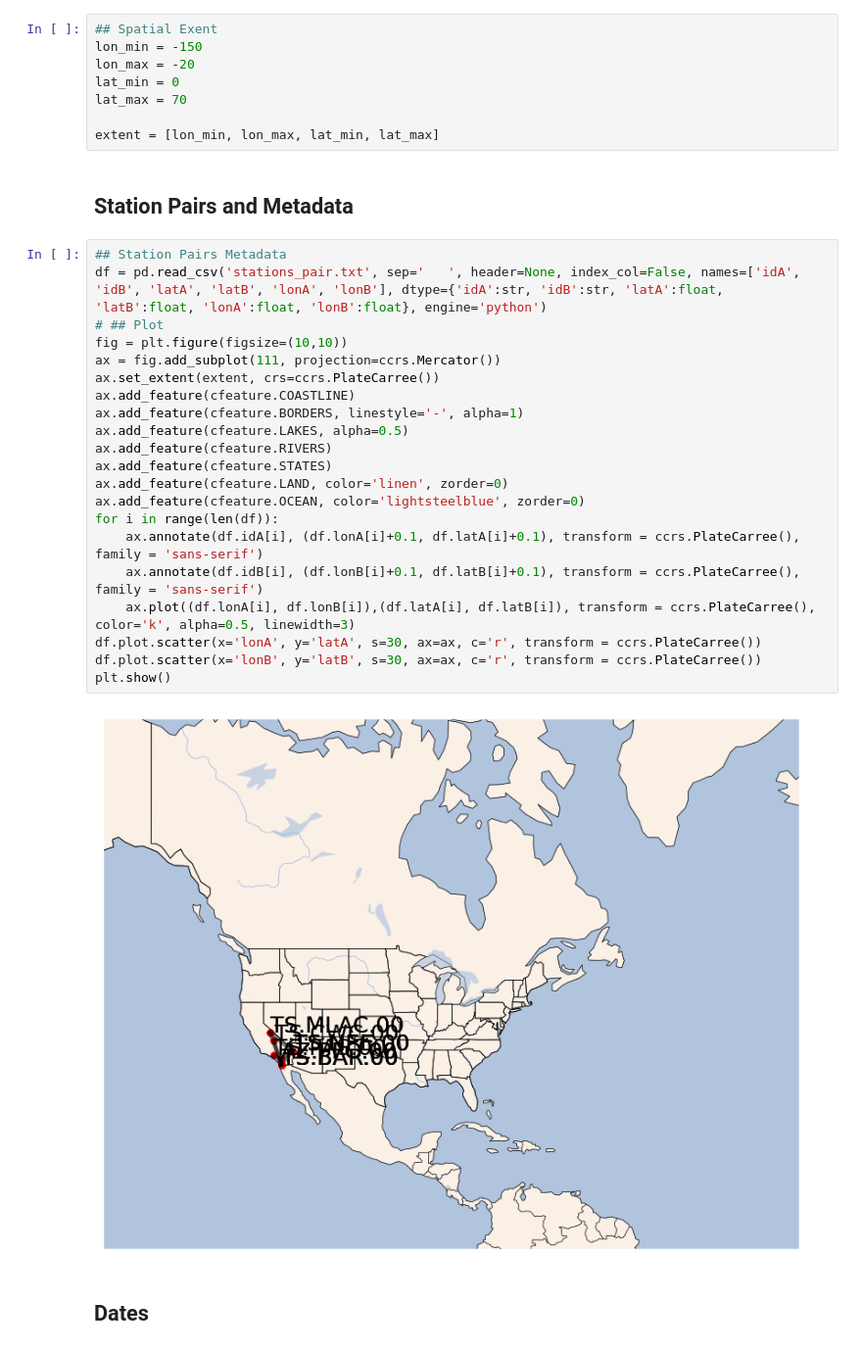
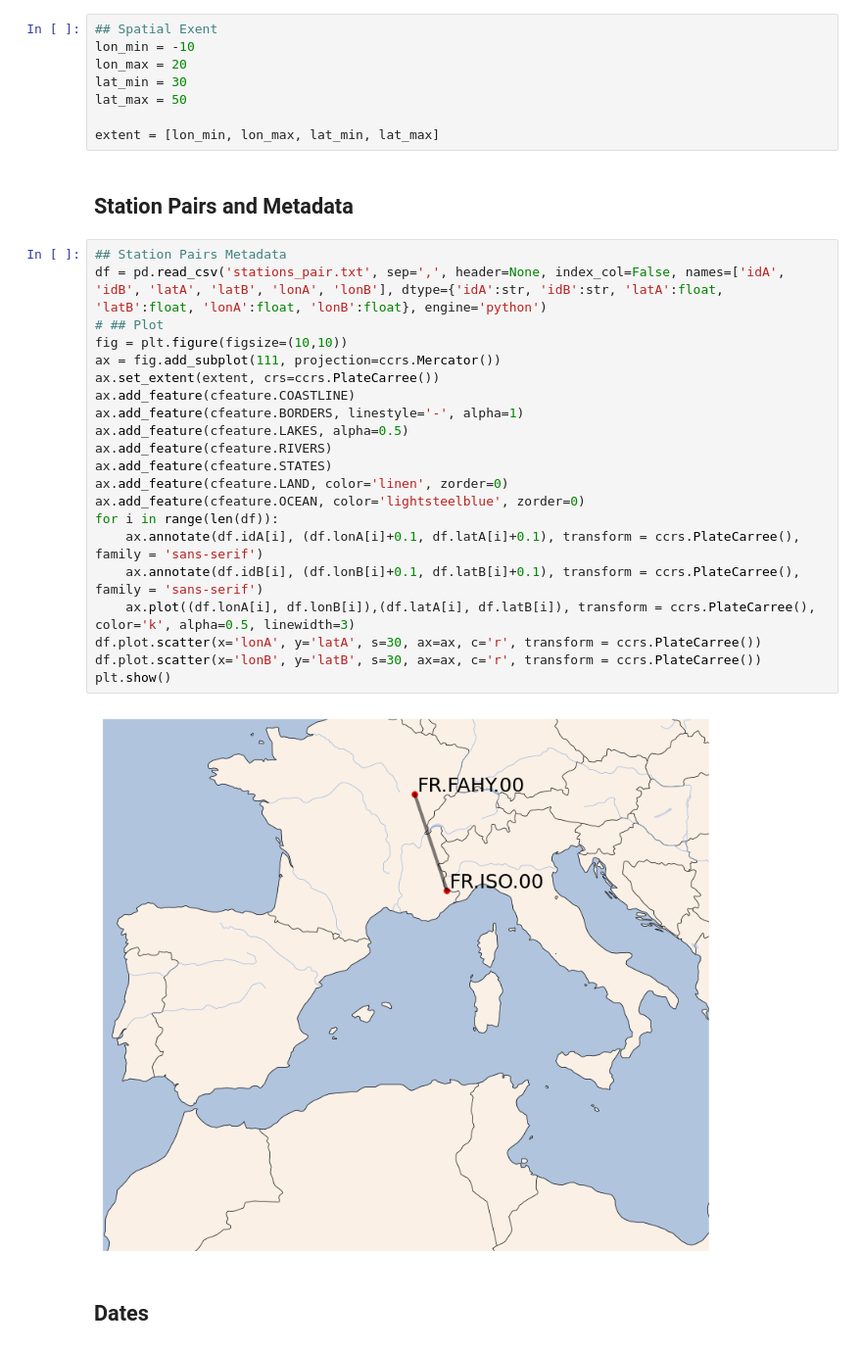
Before and after one commit to lystom/WMSAN, a Jupyter notebook: RAYLEIGH/synthetic_CCF.ipynb, the cells around one changed output. Shown at 98% size. Saved outputs shown, nothing was run; the diff lists cells and outputs as text.

```diff
--- a/RAYLEIGH/synthetic_CCF.ipynb
+++ b/RAYLEIGH/synthetic_CCF.ipynb
@@ -85,37 +88,37 @@ Spectrum archive already exists
 ## Spatial Extent
 # %%
 ## Spatial Exent
-lon_min = -150
-lon_max = -20
-lat_min = 0
-lat_max = 70
+lon_min = -10
+lon_max = 20
+lat_min = 30
+lat_max = 50
 
 extent = [lon_min, lon_max, lat_min, lat_max]
 # %% [markdown]
 ## Station Pairs and Metadata
 # %%
 ## Station Pairs Metadata
-df = pd.read_csv('stations_pair.txt', sep='   ', header=None, index_col=False, names=['idA', 'idB', 'latA', 'latB', 'lonA', 'lonB'], dtype={'idA':str, 'idB':str, 'latA':float, 'latB':float, 'lonA':float, 'lonB':float}, engine='python')
+df = pd.read_csv('stations_pair.txt', sep=',', header=None, index_col=False, names=['idA', 'idB', 'latA', 'latB', 'lonA', 'lonB'], dtype={'idA':str, 'idB':str, 'latA':float, 'latB':float, 'lonA':float, 'lonB':float}, engine='python')
 # ## Plot
 fig = plt.figure(figsize=(10,10))
 ax = fig.add_subplot(111, projection=ccrs.Mercator())
 ax.set_extent(extent, crs=ccrs.PlateCarree())
 ax.add_feature(cfeature.COASTLINE)
 ax.add_feature(cfeature.BORDERS, linestyle='-', alpha=1)
 ax.add_feature(cfeature.LAKES, alpha=0.5)
 ax.add_feature(cfeature.RIVERS)
 ax.add_feature(cfeature.STATES)
 ax.add_feature(cfeature.LAND, color='linen', zorder=0)
 ax.add_feature(cfeature.OCEAN, color='lightsteelblue', zorder=0)
 for i in range(len(df)):
     ax.annotate(df.idA[i], (df.lonA[i]+0.1, df.latA[i]+0.1), transform = ccrs.PlateCarree(), family = 'sans-serif')
     ax.annotate(df.idB[i], (df.lonB[i]+0.1, df.latB[i]+0.1), transform = ccrs.PlateCarree(), family = 'sans-serif')
     ax.plot((df.lonA[i], df.lonB[i]),(df.latA[i], df.latB[i]), transform = ccrs.PlateCarree(), color='k', alpha=0.5, linewidth=3)
 df.plot.scatter(x='lonA', y='latA', s=30, ax=ax, c='r', transform = ccrs.PlateCarree())
 df.plot.scatter(x='lonB', y='latB', s=30, ax=ax, c='r', transform = ccrs.PlateCarree())
 plt.show()
 # %% [output]
-[figure, old version]
+[figure, new version]
 # %% [markdown]
 ## Dates
 # %%
```
Also changed, not shown: parts of 15 cells of this notebook, 1 other file.
